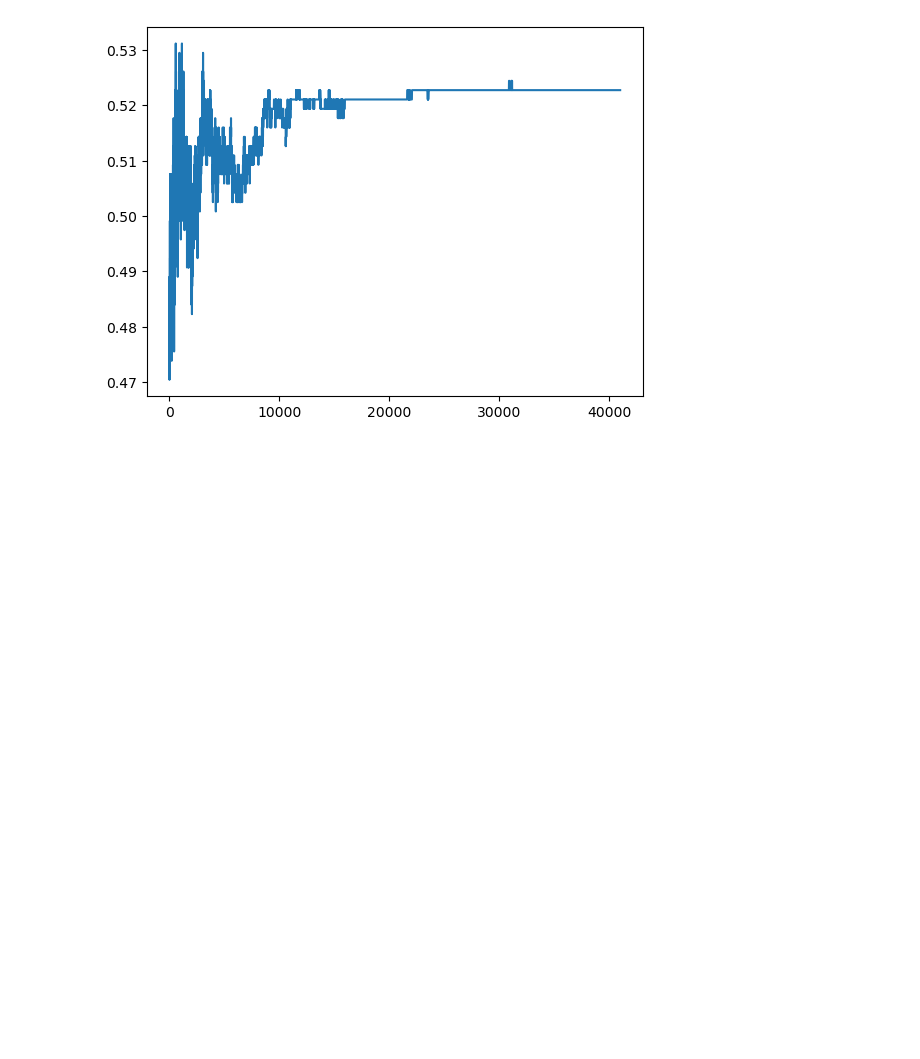
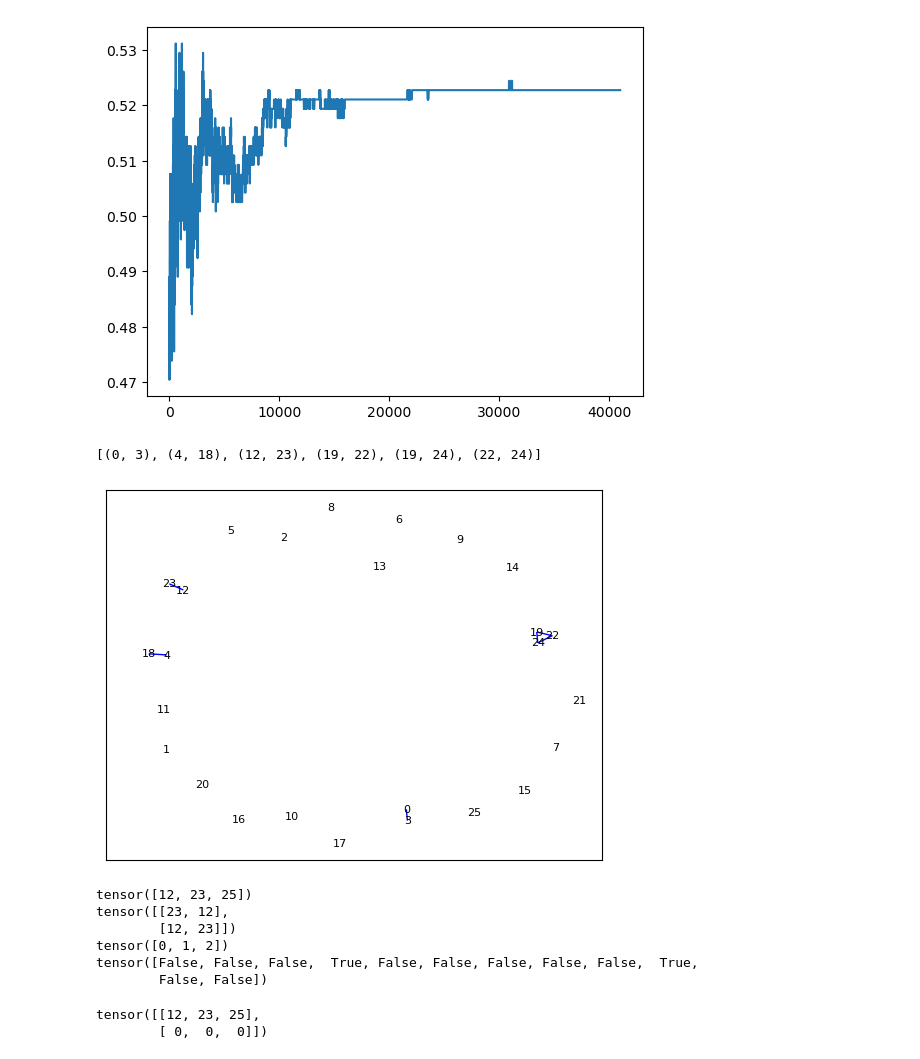
Before and after one commit to whybear0510/aegnn, a Jupyter notebook: scratch.ipynb, the cells around one changed output. Cells and saved outputs as stored; diff of their text form; code cells hidden in the pictures; blank space fills up the shorter version.

```diff
--- a/scratch.ipynb
+++ b/scratch.ipynb
@@ -904,3 +904,75 @@ plt.plot(data[:,0], data[:,1])
 plt.savefig('/users/yyang22/thesis/aegnn_project/aegnn_results/async_accuracy.png')
 # %% [output]
 [figure]
+# %%
+import torch
+# from torch import tensor
+import torch_geometric as pyg
+from torch_geometric.data import Data
+import networkx as nx
+from torch_geometric.utils import k_hop_subgraph, remove_self_loops, to_networkx
+
+a = torch.tensor([False,False,False,False,False,False,False,False,False,False,False,False,True,False,False,False,False,False,False,False,False,False,False,True,False,True]).view(-1,1)
+b=torch.unique(torch.nonzero(a)[:,0])
+# print(b)  #tensor([12, 23, 25])
+idx_update = b
+module_asy_graph_edge_index = torch.tensor([[ 3,  0, 18, 23,  4, 22, 24, 19, 24, 12, 19, 22],
+                                            [ 0,  3,  4, 12, 18, 19, 19, 22, 22, 23, 24, 24]])
+pos  = torch.tensor([[5.4000e+01, 5.2000e+01, 0.0000e+00],
+        [5.7000e+01, 4.0000e+00, 7.0000e-10],
+        [5.3000e+01, 3.3000e+01, 7.0500e-10],
+        [5.4000e+01, 5.1000e+01, 7.4500e-10],
+        [5.8000e+01, 9.0000e+00, 9.1000e-10],
+        [5.7000e+01, 2.3000e+01, 9.2500e-10],
+        [5.0000e+01, 4.7000e+01, 9.3000e-10],
+        [4.9000e+01, 0.0000e+00, 9.5500e-10],
+        [1.1000e+02, 5.4000e+01, 9.8000e-10],
+        [5.1000e+01, 5.4000e+01, 9.8000e-10],
+        [5.7000e+01, 1.7000e+01, 1.1150e-09],
+        [4.9000e+01, 5.8000e+01, 1.1200e-09],
+        [5.7000e+01, 1.3000e+01, 1.1250e-09],
+        [5.3000e+01, 5.7000e+01, 1.1450e-09],
+        [5.1000e+01, 4.0000e+01, 1.2400e-09],
+        [5.0000e+01, 6.2000e+01, 1.2500e-09],
+        [5.7000e+01, 2.0000e+01, 1.5850e-09],
+        [5.5000e+01, 4.3000e+01, 1.5900e-09],
+        [5.8000e+01, 1.0000e+01, 1.6000e-09],
+        [1.0600e+02, 5.2000e+01, 1.6400e-09],
+        [5.3000e+01, 6.1000e+01, 1.8250e-09],
+        [1.0200e+02, 6.3000e+01, 1.8350e-09],
+        [1.0500e+02, 5.3000e+01, 1.8900e-09],
+        [5.8000e+01, 1.3000e+01, 2.3500e-09],
+        [1.0600e+02, 5.2000e+01, 2.3850e-09],
+        [5.6000e+01, 1.4000e+01, 2.4000e-09]])
+data = Data(x=torch.zeros(26),edge_index=module_asy_graph_edge_index, pos=pos[:,:2])
+pos_list = pos[:,:2].tolist()
+
+g = to_networkx(data, to_undirected=True)
+print(g.edges)
+nx.draw_networkx(g, with_labels=True,  node_size=0, node_shape='.',  font_size=8, font_color='k',  edge_color='b', width=1)
+# nx.draw_networkx_edges(g, pos = pos_list)
+# %% [output]
+[(0, 3), (4, 18), (12, 23), (19, 22), (19, 24), (22, 24)]
+[figure, added]
+# %%
+
+nodes_in_subgraph, edges_connected, nodes_new_location, connected_edges_mask = k_hop_subgraph(idx_update, num_hops=1,
+                                                                edge_index=module_asy_graph_edge_index,
+                                                                num_nodes=26)
+print(nodes_in_subgraph)
+print(edges_connected)
+print(nodes_new_location)
+print(connected_edges_mask) # original edge_index --- connected_edges_mask ---> edges_connected
+# %% [output]
+tensor([12, 23, 25])
+tensor([[23, 12],
+        [12, 23]])
+tensor([0, 1, 2])
+tensor([False, False, False,  True, False, False, False, False, False,  True,
+        False, False])
+# %%
+c = torch.nonzero(a).T
+print(c)
+# %% [output]
+tensor([[12, 23, 25],
+        [ 0,  0,  0]])
```
Also changed, not shown: parts of 7 cells of this notebook, 3 other files.
